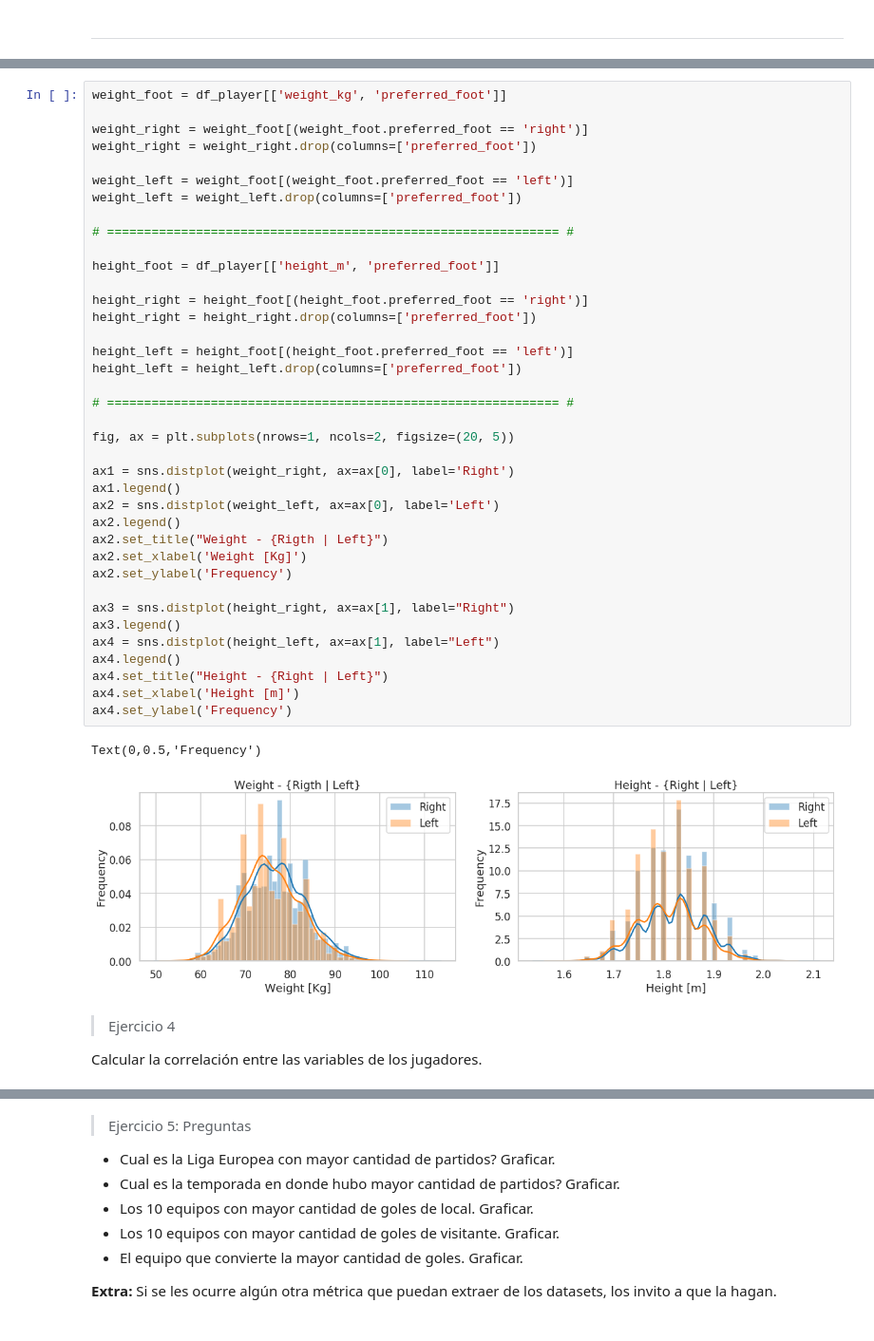
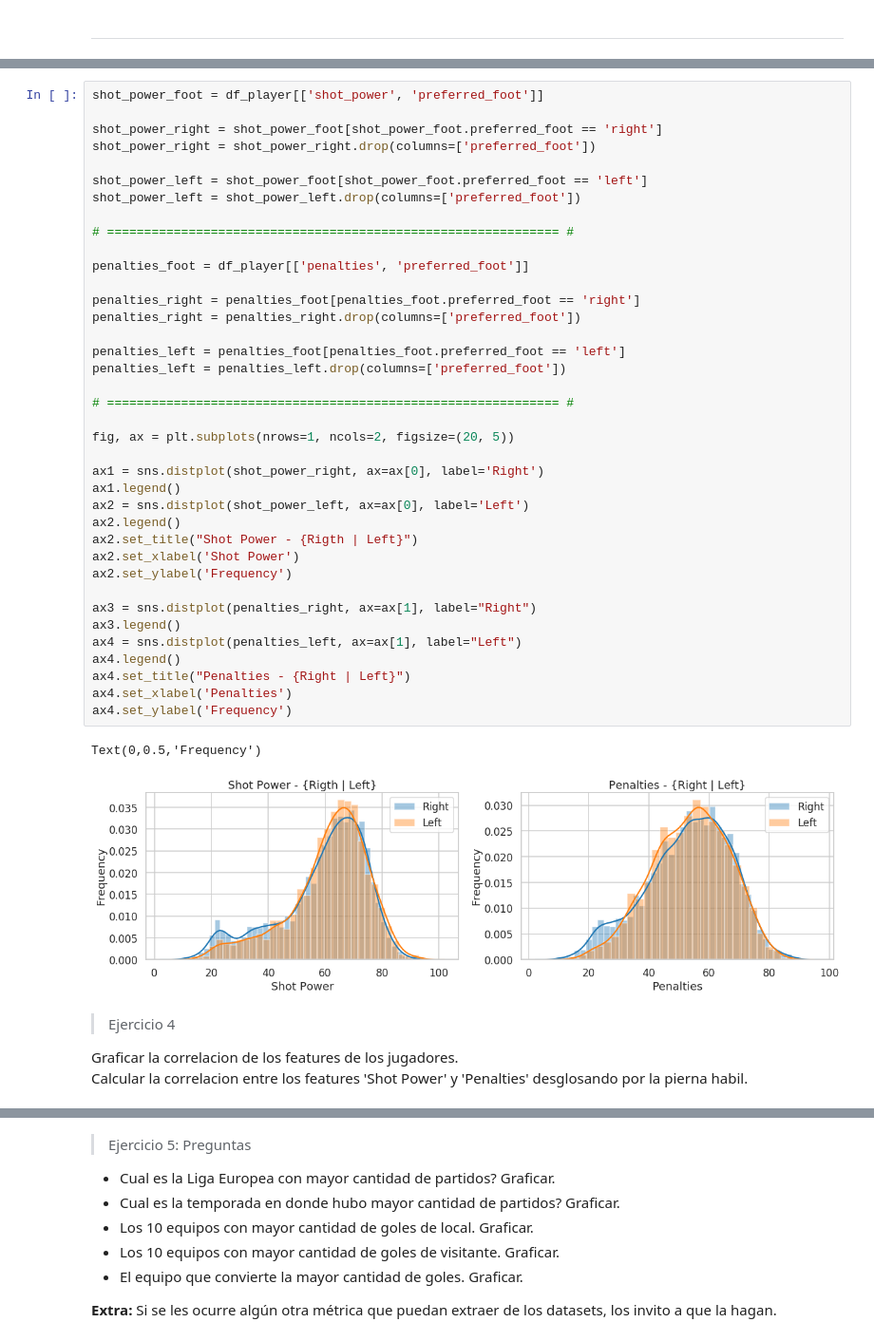
Before and after one commit to diplodatos2019/Mentoria_Analisis_Visualizacion_Datos, a Jupyter notebook: Practico_AyV_Resuelto.ipynb, the cells around one changed output, grey strips where cells are left out. Shown at 95% size. Saved outputs shown, nothing was run; the diff lists cells and outputs as text.

```diff
--- a/Practico_AyV_Resuelto.ipynb
+++ b/Practico_AyV_Resuelto.ipynb
@@ -236,46 +255,47 @@ sns.factorplot(x='preferred_foot', y='height_m', data=df_player, kind="box", siz
 # %%
-weight_foot = df_player[['weight_kg', 'preferred_foot']]
+shot_power_foot = df_player[['shot_power', 'preferred_foot']]
 
-weight_right = weight_foot[(weight_foot.preferred_foot == 'right')]
-weight_right = weight_right.drop(columns=['preferred_foot'])
+shot_power_right = shot_power_foot[shot_power_foot.preferred_foot == 'right']
+shot_power_right = shot_power_right.drop(columns=['preferred_foot'])
 
-weight_left = weight_foot[(weight_foot.preferred_foot == 'left')]
-weight_left = weight_left.drop(columns=['preferred_foot'])
+shot_power_left = shot_power_foot[shot_power_foot.preferred_foot == 'left']
+shot_power_left = shot_power_left.drop(columns=['preferred_foot'])
 
 # ============================================================= #
 
-height_foot = df_player[['height_m', 'preferred_foot']]
+penalties_foot = df_player[['penalties', 'preferred_foot']]
 
-height_right = height_foot[(height_foot.preferred_foot == 'right')]
-height_right = height_right.drop(columns=['preferred_foot'])
+penalties_right = penalties_foot[penalties_foot.preferred_foot == 'right']
+penalties_right = penalties_right.drop(columns=['preferred_foot'])
 
-height_left = height_foot[(height_foot.preferred_foot == 'left')]
-height_left = height_left.drop(columns=['preferred_foot'])
+penalties_left = penalties_foot[penalties_foot.preferred_foot == 'left']
+penalties_left = penalties_left.drop(columns=['preferred_foot'])
 
 # ============================================================= #
 
 fig, ax = plt.subplots(nrows=1, ncols=2, figsize=(20, 5))
 
-ax1 = sns.distplot(weight_right, ax=ax[0], label='Right')
+ax1 = sns.distplot(shot_power_right, ax=ax[0], label='Right')
 ax1.legend()
-ax2 = sns.distplot(weight_left, ax=ax[0], label='Left')
+ax2 = sns.distplot(shot_power_left, ax=ax[0], label='Left')
 ax2.legend()
-ax2.set_title("Weight - {Rigth | Left}")
-ax2.set_xlabel('Weight [Kg]')
+ax2.set_title("Shot Power - {Rigth | Left}")
+ax2.set_xlabel('Shot Power')
 ax2.set_ylabel('Frequency')
 
-ax3 = sns.distplot(height_right, ax=ax[1], label="Right")
+ax3 = sns.distplot(penalties_right, ax=ax[1], label="Right")
 ax3.legend()
-ax4 = sns.distplot(height_left, ax=ax[1], label="Left")
+ax4 = sns.distplot(penalties_left, ax=ax[1], label="Left")
 ax4.legend()
-ax4.set_title("Height - {Right | Left}")
-ax4.set_xlabel('Height [m]')
+ax4.set_title("Penalties - {Right | Left}")
+ax4.set_xlabel('Penalties')
 ax4.set_ylabel('Frequency')
 # %% [output]
 Text(0,0.5,'Frequency')
-[figure, old version]
+[figure, new version]
-# %% [markdown]
-> Ejercicio 4
-
-Calcular la correlación entre las variables de los jugadores.
+# %% [markdown]
+> Ejercicio 4
+
+Graficar la correlacion de los features de los jugadores.
+Calcular la correlacion entre los features 'Shot Power' y 'Penalties' desglosando por la pierna habil.
 # %%
```
Also changed, not shown: parts of 37 cells of this notebook, 1 other file.
